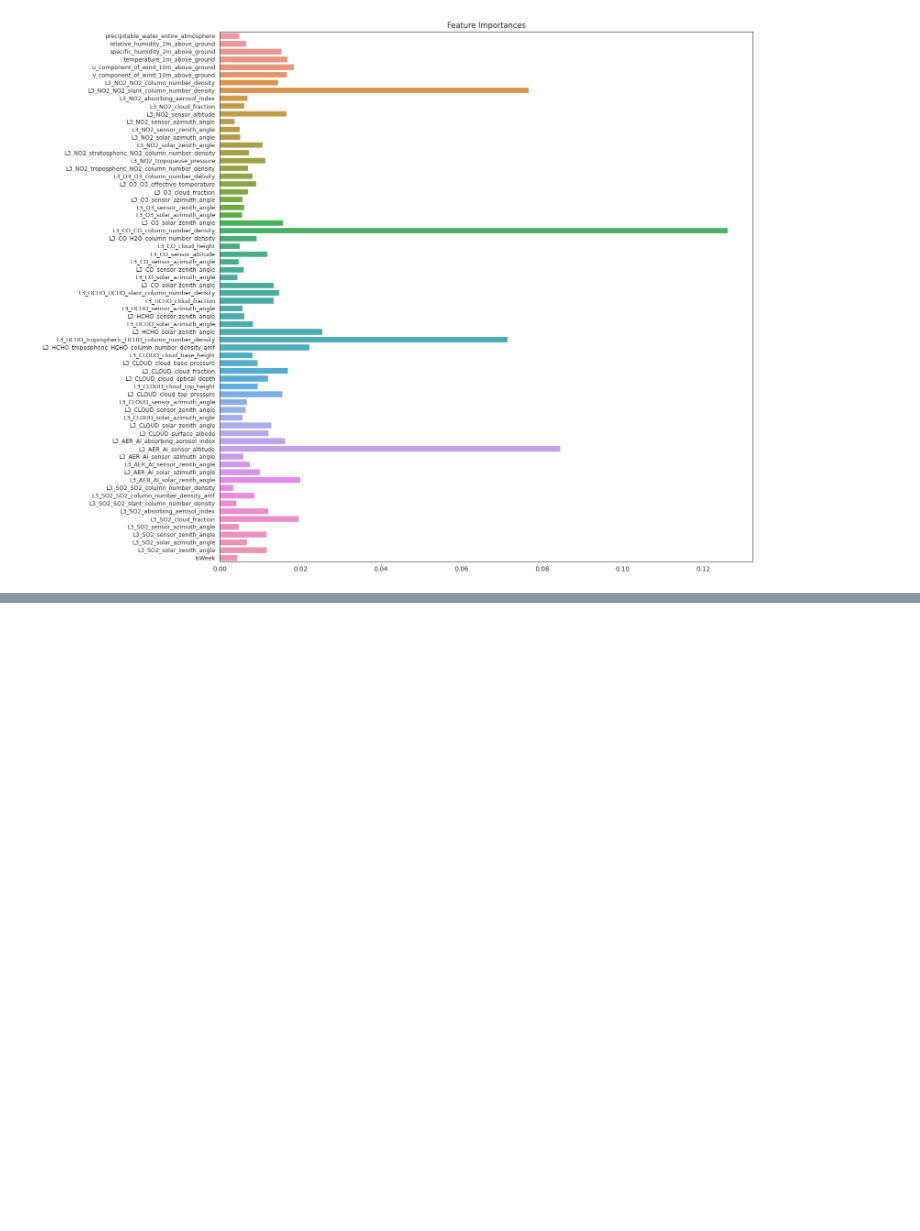
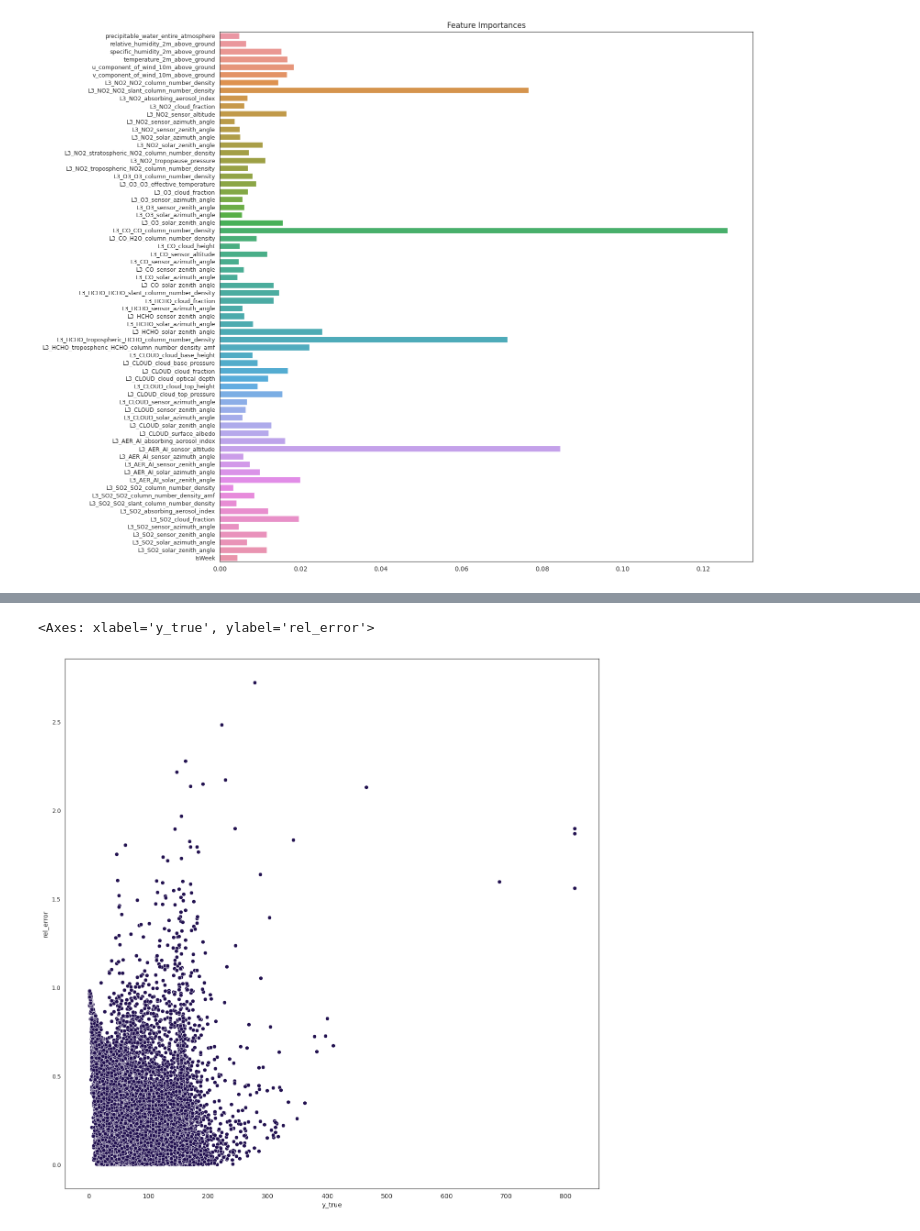
Before and after one commit to Maximilian2509/ds-AirPollution, a Jupyter notebook: model1.ipynb, the cells around one changed output, grey strips where cells are left out. Saved outputs shown, nothing was run; the diff lists cells and outputs as text; code cells hidden in the pictures; blank space fills up the shorter version.

Commit message:
error analyse 2

```diff
--- a/model1.ipynb
+++ b/model1.ipynb
@@ -306,3 +306,13 @@ plt.title("Feature Importances")
 # %% [output]
 Text(0.5, 1.0, 'Feature Importances')
 [figure]
+# %%
+error = np.abs(y_pred_train - y_train)
+# %%
+df_erroranalyse = X_train.copy()
+df_erroranalyse['y_true'] = y_train
+df_erroranalyse['y_pred'] = y_pred_train
+df_erroranalyse['abs_error'] = error
+df_erroranalyse["rel_error"] = error/y_pred_train#df_erroranalyse["y_true"]
+# %%
+df_erroranalyse.fillna(df.median(),inplace=True)
@@ -308,0 +358,5 @@ Text(0.5, 1.0, 'Feature Importances')
+# %%
+sns.scatterplot(data=df_erroranalyse, x="y_true", y="rel_error")
+# %% [output]
+<Axes: xlabel='y_true', ylabel='rel_error'>
+[figure, added]
```
Also changed, not shown: parts of 7 cells of this notebook.
